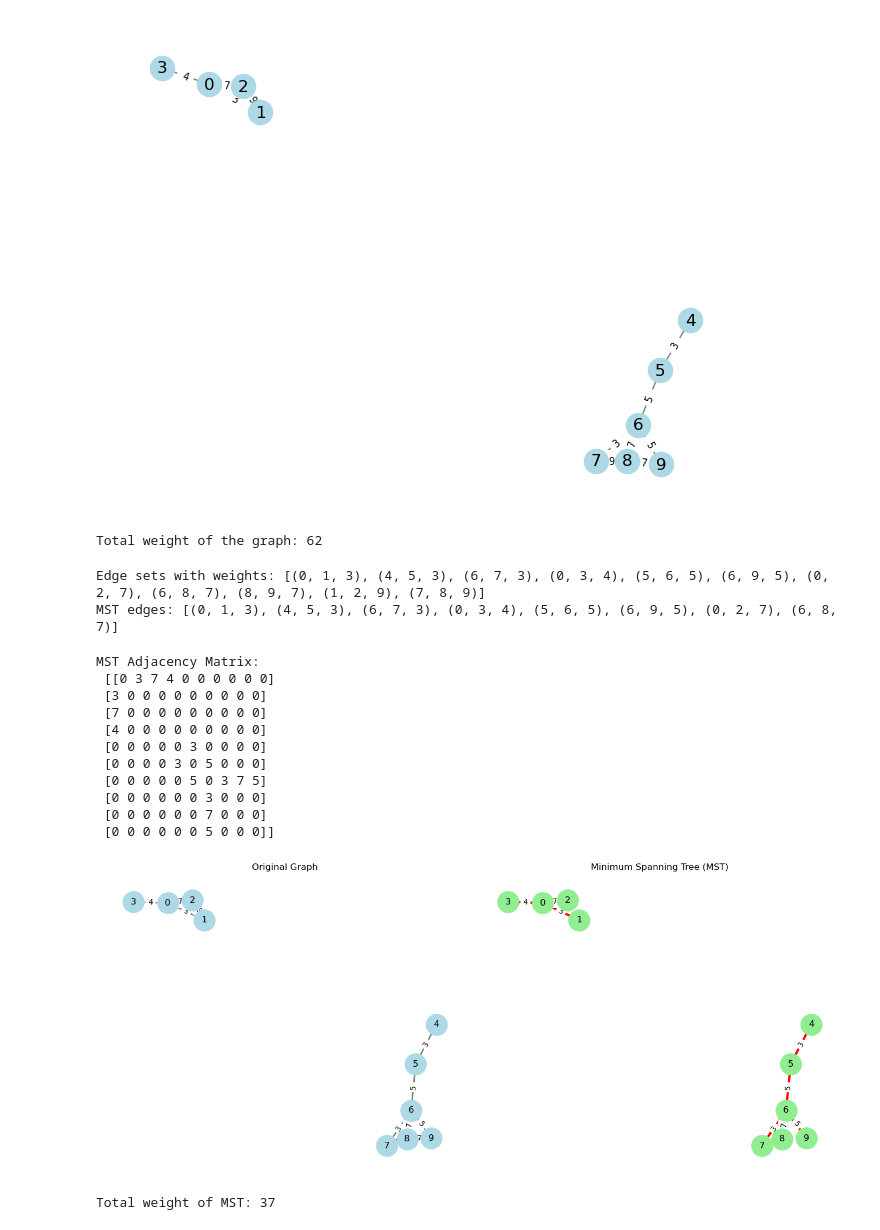
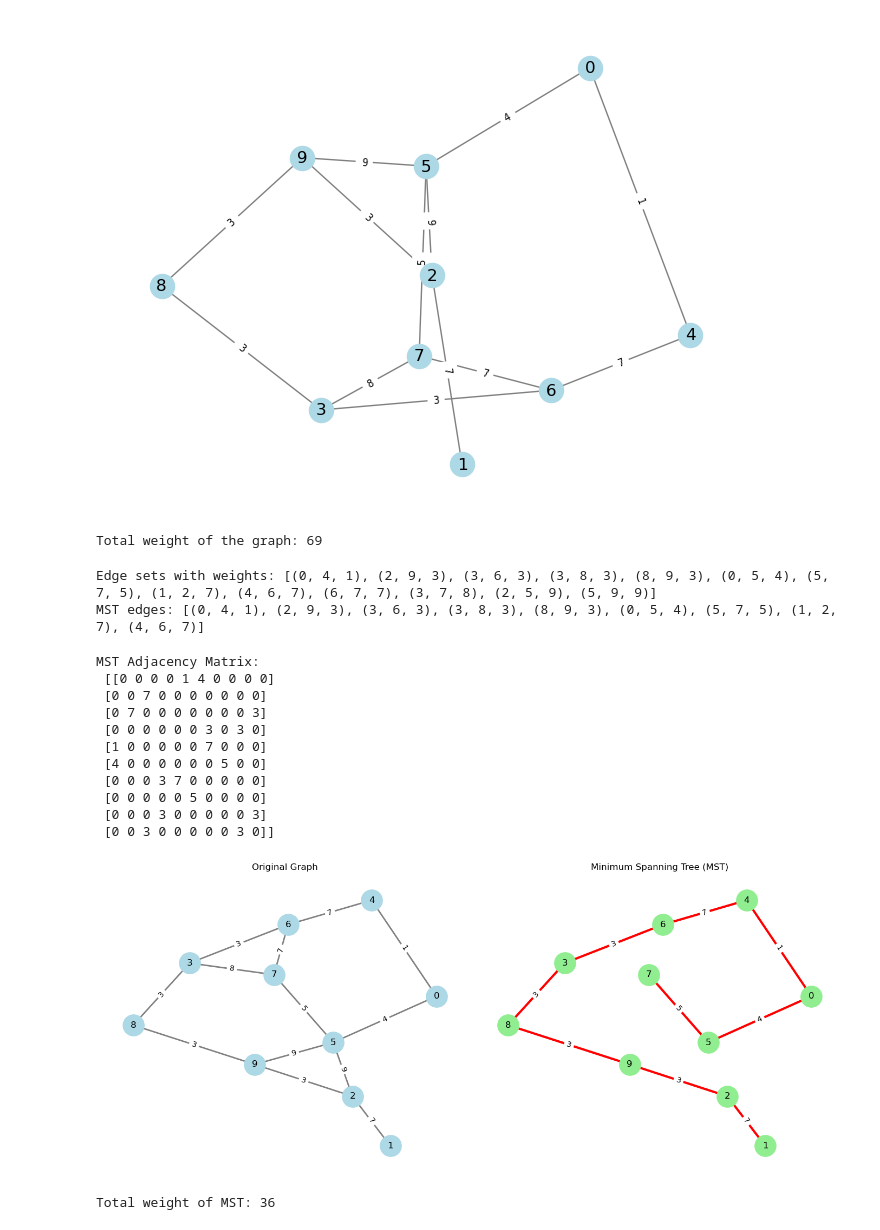
Before and after one commit to ludvigramsvik/Prims_and_Kruskals_Algorithms, a Jupyter notebook: Kruskals_Algorithem.ipynb, the cells around one changed output. Saved outputs shown, nothing was run; the diff lists cells and outputs as text; code cells hidden in the pictures.

```diff
--- a/Kruskals_Algorithem.ipynb
+++ b/Kruskals_Algorithem.ipynb
@@ -1,22 +1,22 @@
 # %%
 import networkx as nx
 import numpy as np
 import matplotlib.pyplot as plt
 from Graphs.plot_weights_graph import PlotWeightsGraph as PWG
 
-matrix = np.loadtxt('Graphs/not_connected_weights.txt', dtype=int)
+matrix = np.loadtxt('Graphs/Same_result.txt', dtype=int)
 
 G = nx.from_numpy_array(matrix)
 
 
 simpleTestEdges = [(0, 1, 2), (0, 2, 3), (1, 2, 1,), (2, 4, 5), (2, 3, 1)]
 simpleTestGraph = nx.Graph()
 simpleTestGraph.add_weighted_edges_from(simpleTestEdges)
 #G = simpleTestGraph
 
 plt.show(PWG(G))
 # %% [output]
-[figure, old version]
+[figure, new version]
 # %%
 class UnionFind:
     def __init__(self, vertices):
@@ -57,7 +57,7 @@ def count_total_weight(graph):
 
 print("Total weight of the graph:", count_total_weight(G))
 # %% [output]
-Total weight of the graph: 62
+Total weight of the graph: 69
 # %%
 edge_sets = [(u, v, data['weight']) for u, v, data in G.edges(data=True)]
 sorted_edge_sets = sorted(edge_sets, key=lambda x: x[2])
@@ -79,8 +79,8 @@ for u, v, weight in sorted_edge_sets:
 print("Edge sets with weights:", sorted_edge_sets)
 print("MST edges:", MST_edges)
 # %% [output]
-Edge sets with weights: [(0, 1, 3), (4, 5, 3), (6, 7, 3), (0, 3, 4), (5, 6, 5), (6, 9, 5), (0, 2, 7), (6, 8, 7), (8, 9, 7), (1, 2, 9), (7, 8, 9)]
-MST edges: [(0, 1, 3), (4, 5, 3), (6, 7, 3), (0, 3, 4), (5, 6, 5), (6, 9, 5), (0, 2, 7), (6, 8, 7)]
+Edge sets with weights: [(0, 4, 1), (2, 9, 3), (3, 6, 3), (3, 8, 3), (8, 9, 3), (0, 5, 4), (5, 7, 5), (1, 2, 7), (4, 6, 7), (6, 7, 7), (3, 7, 8), (2, 5, 9), (5, 9, 9)]
+MST edges: [(0, 4, 1), (2, 9, 3), (3, 6, 3), (3, 8, 3), (8, 9, 3), (0, 5, 4), (5, 7, 5), (1, 2, 7), (4, 6, 7)]
 # %%
 def edges_to_matrix(edge_list, num_nodes=None):
     if num_nodes is None:
@@ -100,15 +100,15 @@ print("MST Adjacency Matrix:\n", MST_matrix)
 PWG.plot_mst_comparison(matrix, MST_matrix)
 # %% [output]
 MST Adjacency Matrix:
- [[0 3 7 4 0 0 0 0 0 0]
- [3 0 0 0 0 0 0 0 0 0]
- [7 0 0 0 0 0 0 0 0 0]
- [4 0 0 0 0 0 0 0 0 0]
- [0 0 0 0 0 3 0 0 0 0]
- [0 0 0 0 3 0 5 0 0 0]
- [0 0 0 0 0 5 0 3 7 5]
- [0 0 0 0 0 0 3 0 0 0]
- [0 0 0 0 0 0 7 0 0 0]
- [0 0 0 0 0 0 5 0 0 0]]
+ [[0 0 0 0 1 4 0 0 0 0]
+ [0 0 7 0 0 0 0 0 0 0]
+ [0 7 0 0 0 0 0 0 0 3]
+ [0 0 0 0 0 0 3 0 3 0]
+ [1 0 0 0 0 0 7 0 0 0]
+ [4 0 0 0 0 0 0 5 0 0]
+ [0 0 0 3 7 0 0 0 0 0]
+ [0 0 0 0 0 5 0 0 0 0]
+ [0 0 0 3 0 0 0 0 0 3]
+ [0 0 3 0 0 0 0 0 3 0]]
-[figure, old version]
+[figure, new version]
-Total weight of MST: 37
+Total weight of MST: 36
```
Also changed, not shown: 2 other files.
